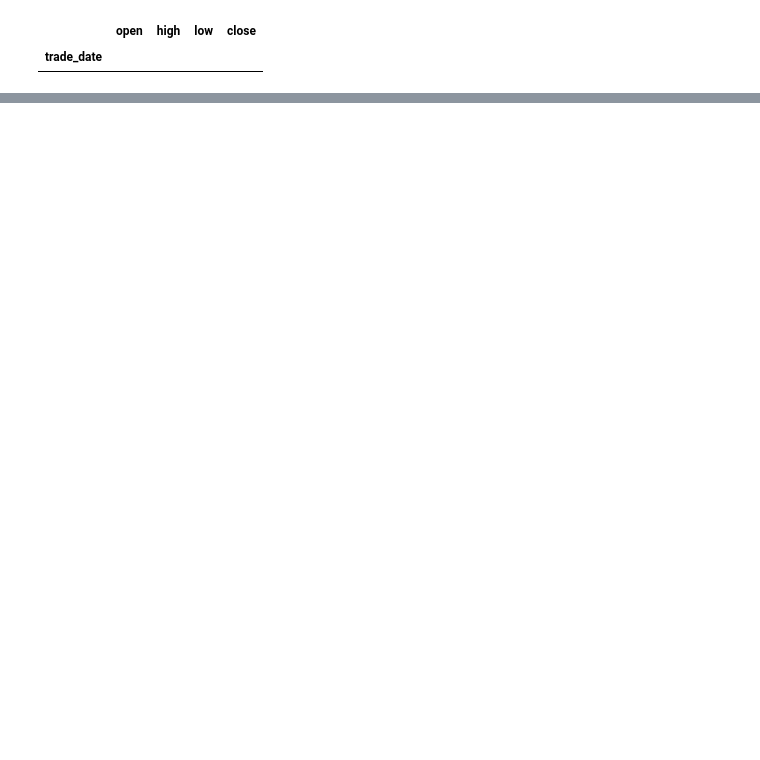
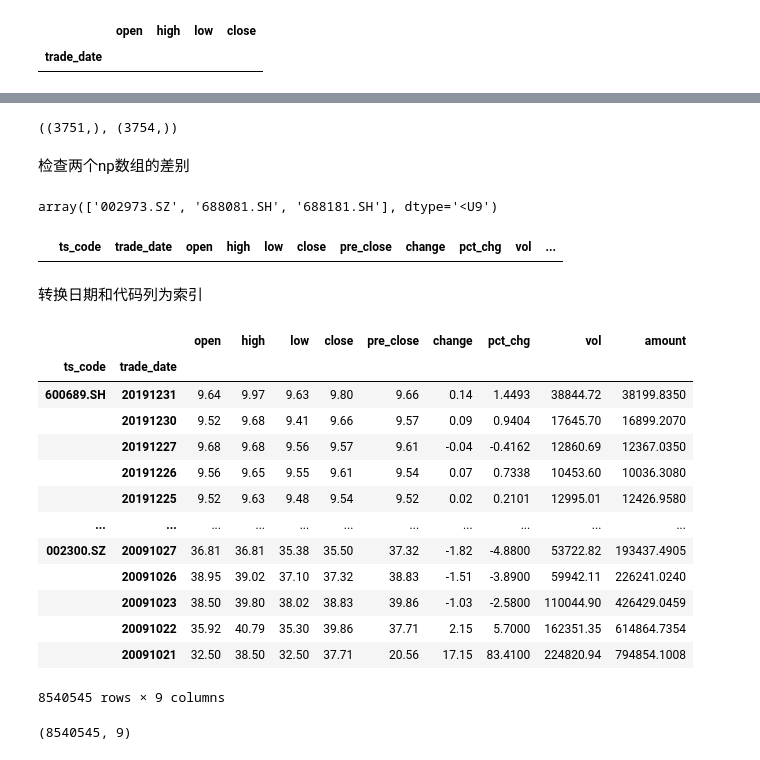
Before and after one commit to davidfang/quant-learn, a Jupyter notebook: pandas使用股票数据.ipynb, the cells around one changed output, grey strips where cells are left out. Cells and saved outputs as stored; diff of their text form; code cells hidden in the pictures; blank space fills up the shorter version.

```diff
--- a/pandas使用股票数据.ipynb
+++ b/pandas使用股票数据.ipynb
@@ -84,0 +266,22 @@ daily[:20][['open','high','low','close']][20191231:20191230]
+# %%
+import numpy as np
+
+tm_code = all_code.groupby('ts_code').size()
+
+have_code = np.array(tm_code.index)
+real_have_code = np.array(all_daily)
+have_code.shape,real_have_code.shape
+# %% [output]
+((3751,), (3754,))
+# %% [markdown]
+检查两个np数组的差别
+# %%
+diff1d_code = np.setdiff1d(real_have_code,have_code)
+diff1d_code
+# %% [output]
+array(['002973.SZ', '688081.SH', '688181.SH'], dtype='<U9')
+# %%
+df1 = pd.read_csv(data_root/(diff1d_code[0]+'.csv'))
+df1
+# %% [output]
+|  | ts_code | trade_date | open | high | low | close | pre_close | change | pct_chg | vol | ... |
@@ -84,0 +292,24 @@ daily[:20][['open','high','low','close']][20191231:20191230]
+# %% [markdown]
+转换日期和代码列为索引
+# %%
+ts_code = all_code.set_index(['ts_code',	'trade_date'])
+ts_code
+# %% [output]
+|  |  | open | high | low | close | pre_close | change | pct_chg | vol | amount |
+| ts_code | trade_date |  |  |  |  |  |  |  |  |  |
+| 600689.SH | 20191231 | 9.64 | 9.97 | 9.63 | 9.80 | 9.66 | 0.14 | 1.4493 | 38844.72 | 38199.8350 |
+|  | 20191230 | 9.52 | 9.68 | 9.41 | 9.66 | 9.57 | 0.09 | 0.9404 | 17645.70 | 16899.2070 |
+|  | 20191227 | 9.68 | 9.68 | 9.56 | 9.57 | 9.61 | -0.04 | -0.4162 | 12860.69 | 12367.0350 |
+|  | 20191226 | 9.56 | 9.65 | 9.55 | 9.61 | 9.54 | 0.07 | 0.7338 | 10453.60 | 10036.3080 |
+|  | 20191225 | 9.52 | 9.63 | 9.48 | 9.54 | 9.52 | 0.02 | 0.2101 | 12995.01 | 12426.9580 |
+| ... | ... | ... | ... | ... | ... | ... | ... | ... | ... | ... |
+| 002300.SZ | 20091027 | 36.81 | 36.81 | 35.38 | 35.50 | 37.32 | -1.82 | -4.8800 | 53722.82 | 193437.4905 |
+|  | 20091026 | 38.95 | 39.02 | 37.10 | 37.32 | 38.83 | -1.51 | -3.8900 | 59942.11 | 226241.0240 |
+|  | 20091023 | 38.50 | 39.80 | 38.02 | 38.83 | 39.86 | -1.03 | -2.5800 | 110044.90 | 426429.0459 |
+|  | 20091022 | 35.92 | 40.79 | 35.30 | 39.86 | 37.71 | 2.15 | 5.7000 | 162351.35 | 614864.7354 |
+|  | 20091021 | 32.50 | 38.50 | 32.50 | 37.71 | 20.56 | 17.15 | 83.4100 | 224820.94 | 794854.1008 |
+8540545 rows × 9 columns
+# %%
+ts_code.shape
+# %% [output]
+(8540545, 9)
```
Also changed, not shown: parts of 25 cells of this notebook, 3 other files.
